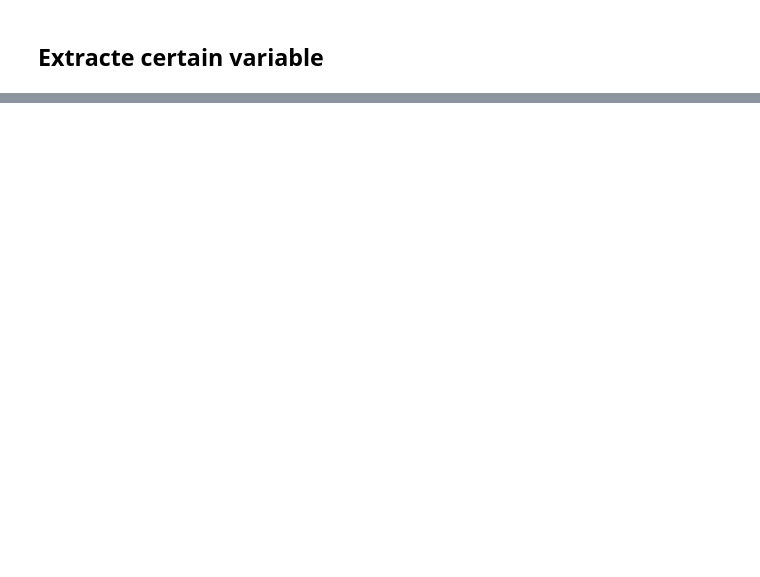
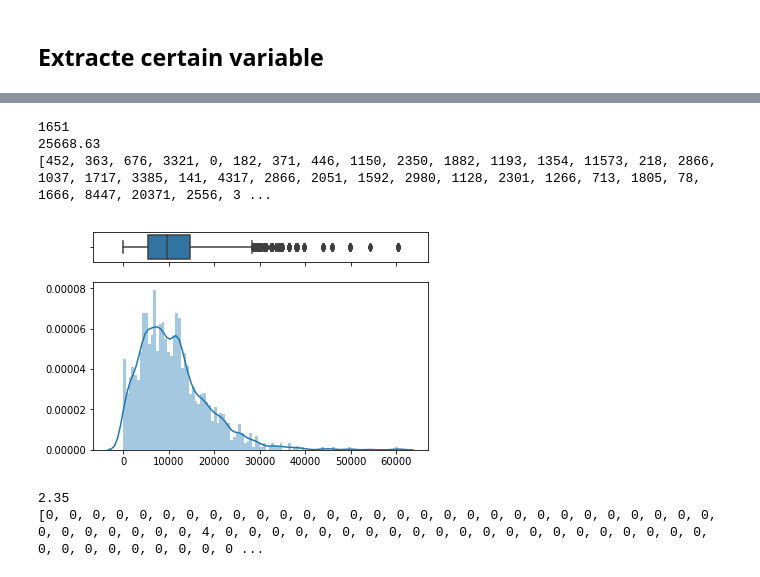
Before and after one commit to Sapphirine/Classification-of-Dota-2-Players-, a Jupyter notebook: gen_dataset.ipynb, the cells around one changed output, grey strips where cells are left out. Cells and saved outputs as stored; diff of their text form; code cells hidden in the pictures; blank space fills up the shorter version.

```diff
--- a/gen_dataset.ipynb
+++ b/gen_dataset.ipynb
@@ -106,0 +196,31 @@ plt.show()
+# %%
+
+sumail_id = 111620041
+sumail_avg_damage = player_avg_player(sumail_dat, sumail_id, 'hero_damage')
+
+print sumail_avg_damage
+
+damage_dist = dat_player_dist_1(random_matches, 'hero_damage')
+print damage_dist
+# %% [output]
+1651
+25668.63
+[452, 363, 676, 3321, 0, 182, 371, 446, 1150, 2350, 1882, 1193, 1354, 11573, 218, 2866, 1037, 1717, 3385, 141, 4317, 2866, 2051, 1592, 2980, 1128, 2301, 1266, 713, 1805, 78, 1666, 8447, 20371, 2556, 3 ...
+# %%
+f, (ax_box, ax_hist) = plt.subplots(2, sharex=True, gridspec_kw={"height_ratios": (.15, .85)})
+sns.boxplot(damage_dist, ax=ax_box)
+sns.distplot(damage_dist, ax=ax_hist, hist=True, kde=True, rug=False, bins = 100)
+ax_box.set(xlabel='')
+plt.show()
+# %% [output]
+[figure, added]
+# %%
+sumail_creeps_stacked = player_avg_player(sumail_dat, sumail_id, 'creeps_stacked')
+
+print sumail_creeps_stacked
+
+creeps_stacked_dist = dat_player_dist_1(random_matches, 'creeps_stacked')
+print creeps_stacked_dist
+# %% [output]
+2.35
+[0, 0, 0, 0, 0, 0, 0, 0, 0, 0, 0, 0, 0, 0, 0, 0, 0, 0, 0, 0, 0, 0, 0, 0, 0, 0, 0, 0, 0, 0, 0, 0, 0, 0, 0, 0, 4, 0, 0, 0, 0, 0, 0, 0, 0, 0, 0, 0, 0, 0, 0, 0, 0, 0, 0, 0, 0, 0, 0, 0, 0, 0, 0, 0, 0, 0, 0 ...
```
Also changed, not shown: parts of 11 cells of this notebook.
